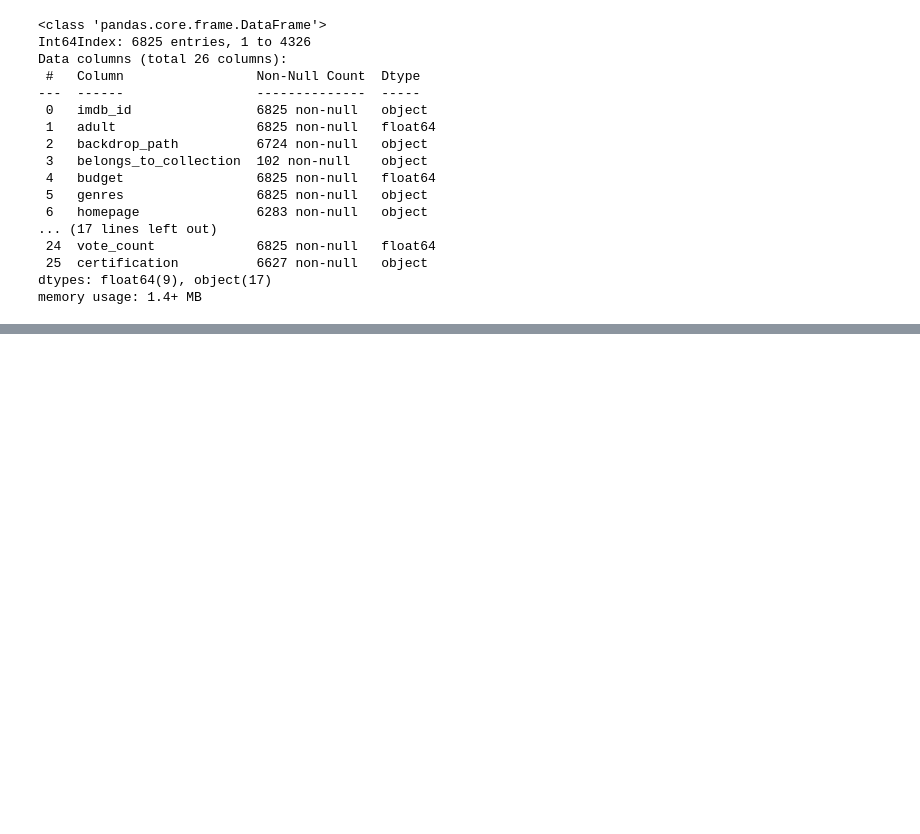
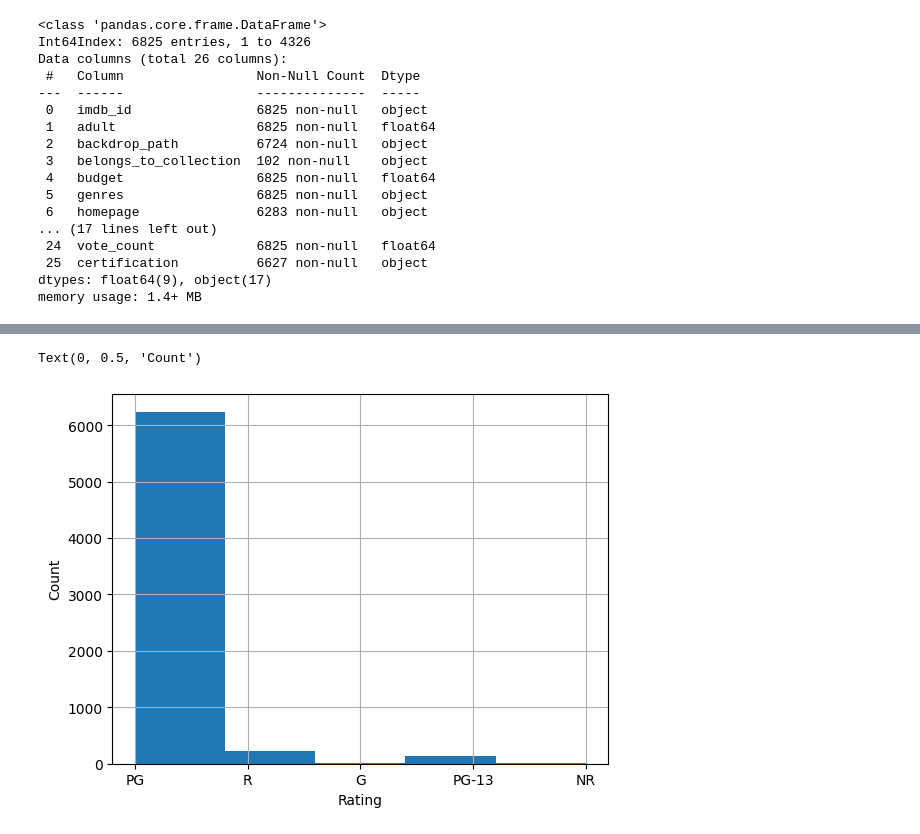
Before and after one commit to Davianka/Project-3-Using-IMDB, a Jupyter notebook: IMDB project PT 1-Copy1.ipynb, the cells around one changed output, grey strips where cells are left out. Drawn from its saved outputs; the diff is of its cells as text; code cells hidden in the pictures; blank space fills up the shorter version.

```diff
--- a/IMDB project PT 1-Copy1.ipynb
+++ b/IMDB project PT 1-Copy1.ipynb
@@ -924,0 +924,6 @@ NameError: name 'plt' is not defined
+# %%
+budget_filter = financials['budget'] > 0
+revenue_filter = financials['revenue'] >0
+# %%
+financials = financials.loc[budget_filter | revenue_filter, :]
+financials.head()
@@ -924,0 +958,8 @@ NameError: name 'plt' is not defined
+# %%
+fig, ax = plt.subplots()
+financials['certification'].hist(bins = 5)
+ax.set_xlabel("Rating")
+ax.set_ylabel("Count")
+# %% [output]
+Text(0, 0.5, 'Count')
+[figure, added]
```
Also changed, not shown: parts of 61 cells of this notebook, 5 other files.
